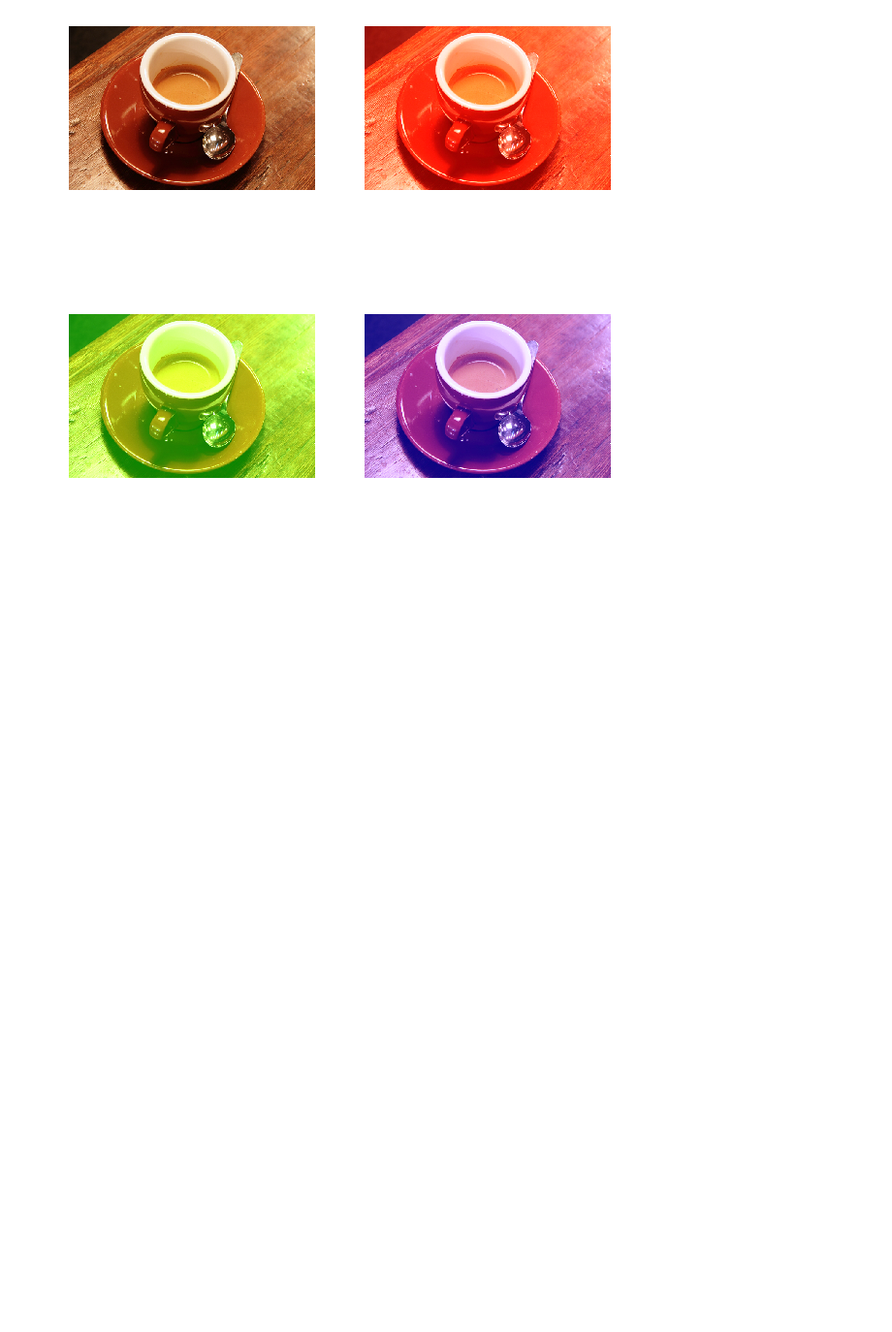
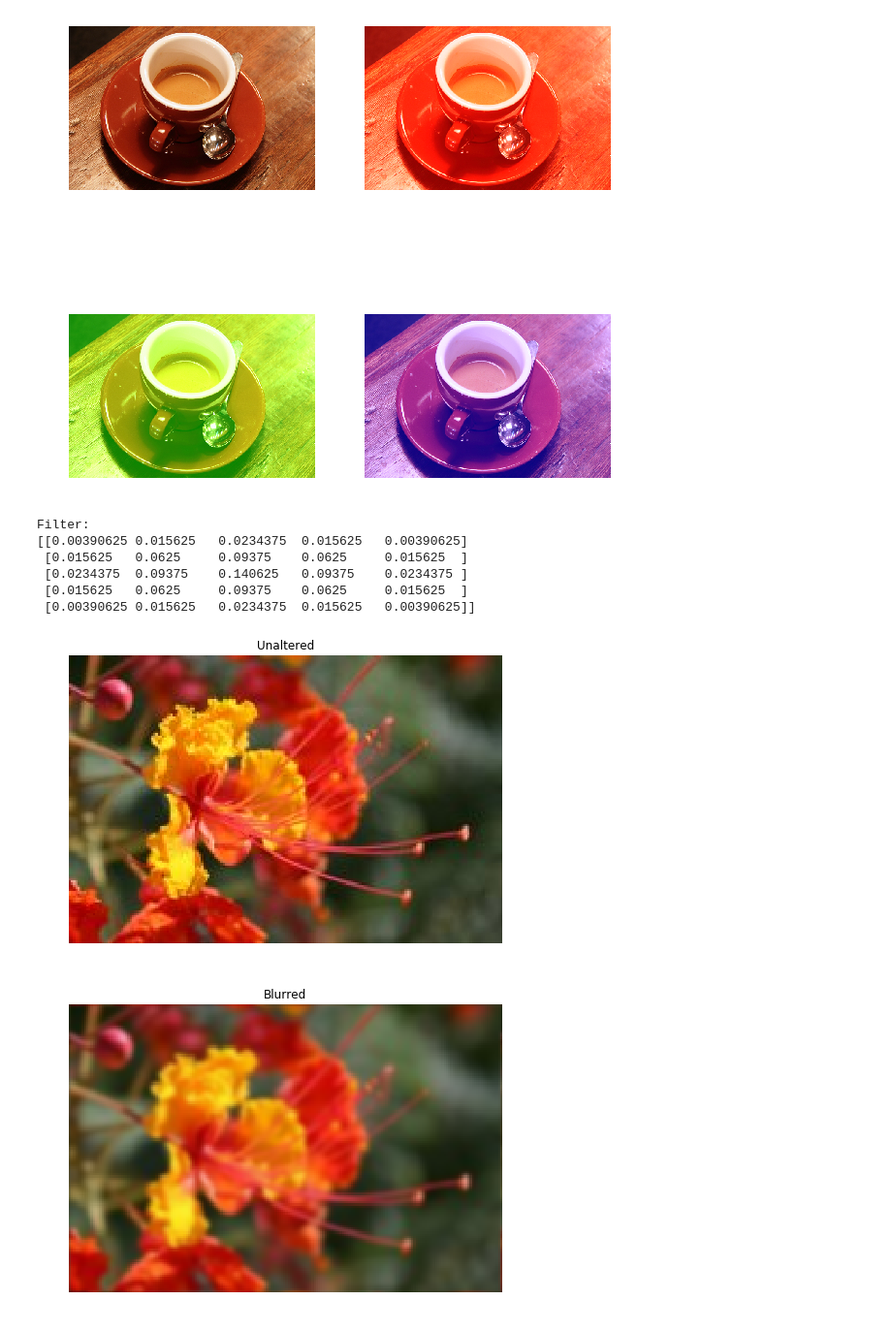
Before and after one commit to Kyle-Wong/Image-Processing, a Jupyter notebook: Image Filtering.ipynb, the cells around one changed output. Shown at 97% size. Drawn from its saved outputs; the diff is of its cells as text; code cells hidden in the pictures; blank space fills up the shorter version.

```diff
--- a/Image Filtering.ipynb
+++ b/Image Filtering.ipynb
@@ -54,28 +54,37 @@ def filteredImage(img,blurFilter):
 # %%
 blurFilter = np.array([[1,4,6,4,1],
                      [4,16,24,16,4],
                      [6,24,36,24,6],
                      [4,16,24,16,4],
                       [1,4,6,4,1]])
 blurFilter = np.divide(blurFilter,np.sum(blurFilter))
 print("Filter:")
 print(blurFilter)
-img = data.astronaut()
+img = image.imread('images/flower.png',(0,255))[:,:,:3]
 plt.figure(figsize=(8,8))
 plt.imshow(img)
 plt.axis("off")
 plt.axis("tight")
 plt.axis("image")
 plt.title("Unaltered")
 plt.show()
 
 plt.figure(figsize=(8,8))
 plt.imshow(filteredImage(img,blurFilter))
 plt.axis("off")
 plt.axis("tight")
 plt.axis("image")
 plt.title("Blurred")
 plt.show()
+# %% [output]
+Filter:
+[[0.00390625 0.015625   0.0234375  0.015625   0.00390625]
+ [0.015625   0.0625     0.09375    0.0625     0.015625  ]
+ [0.0234375  0.09375    0.140625   0.09375    0.0234375 ]
+ [0.015625   0.0625     0.09375    0.0625     0.015625  ]
+ [0.00390625 0.015625   0.0234375  0.015625   0.00390625]]
+[figure, added]
+[figure, added]
 # %%
 blurFilter = np.array([[1,0,0,0,0],
                      [0,1,0,0,0],
```
Also changed, not shown: parts of 2 cells of this notebook.
